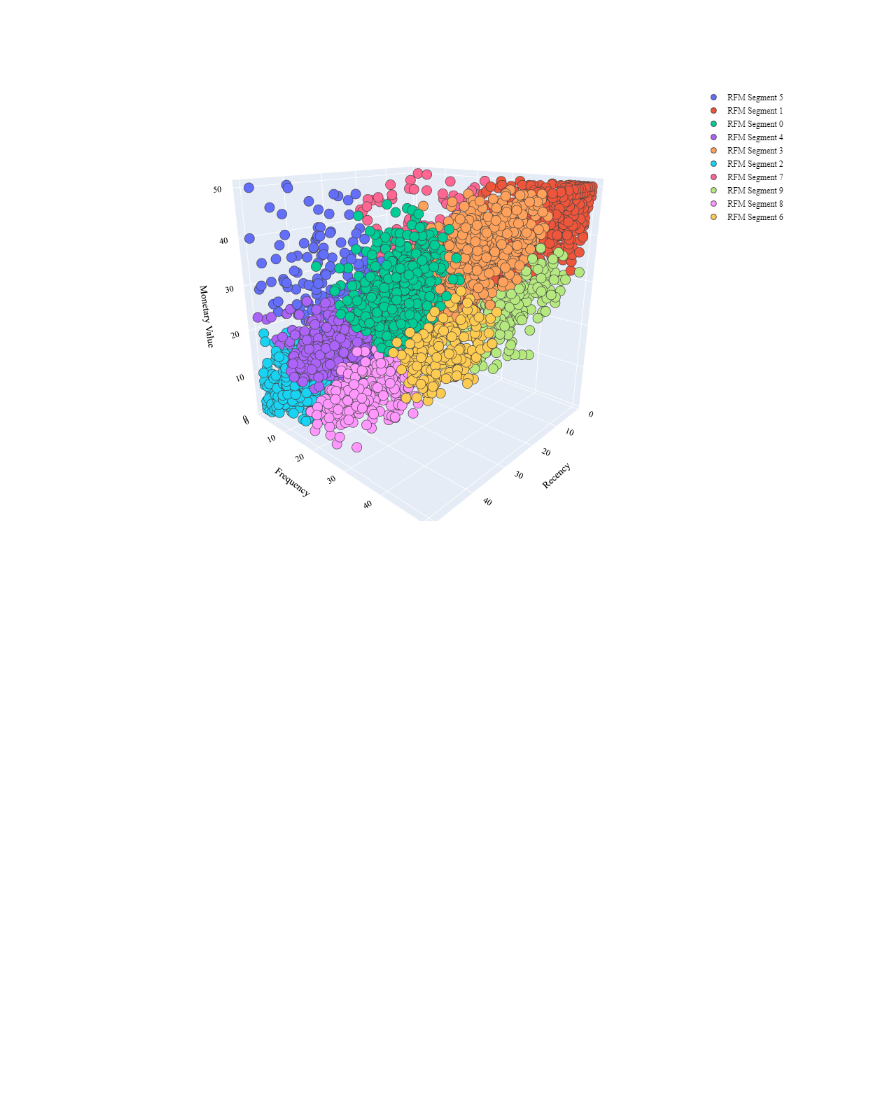
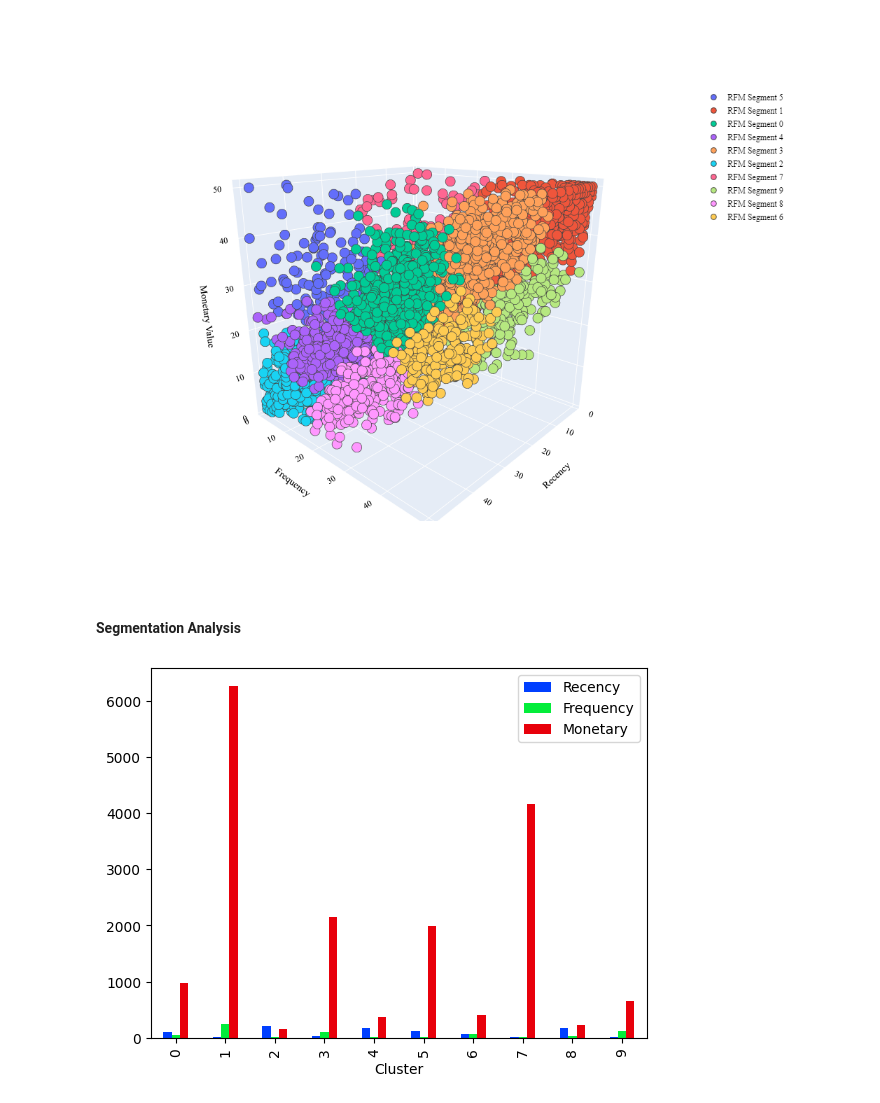
Before and after one commit to duyphuongnguyen1999/RFM-Customers-Segmentation, a Jupyter notebook: RFM Customer Segmentation.ipynb, the cells around one changed output. Drawn from its saved outputs; the diff is of its cells as text; code cells hidden in the pictures; blank space fills up the shorter version.

```diff
--- a/RFM Customer Segmentation.ipynb
+++ b/RFM Customer Segmentation.ipynb
@@ -515,3 +515,9 @@ PLOT.show()
 Image.open(r".\plotly-objects\PNG\segmentation-result.png")
 # %% [output]
 [figure]
+# %% [markdown]
+#### Segmentation Analysis
+# %%
+clustering_result = RFM.groupby('Cluster')[['Recency', 'Frequency', 'Monetary']].mean().plot(kind='bar')
+# %% [output]
+[figure, added]
```
Also changed, not shown: parts of 2 cells of this notebook.
